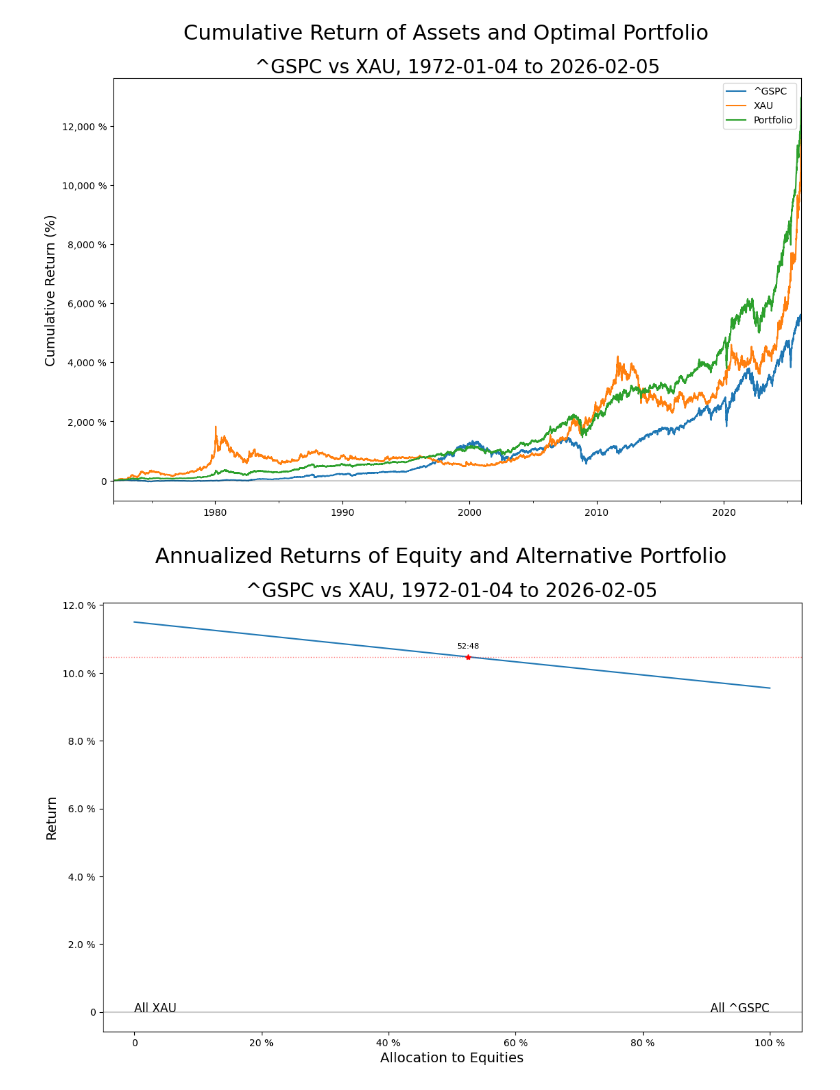
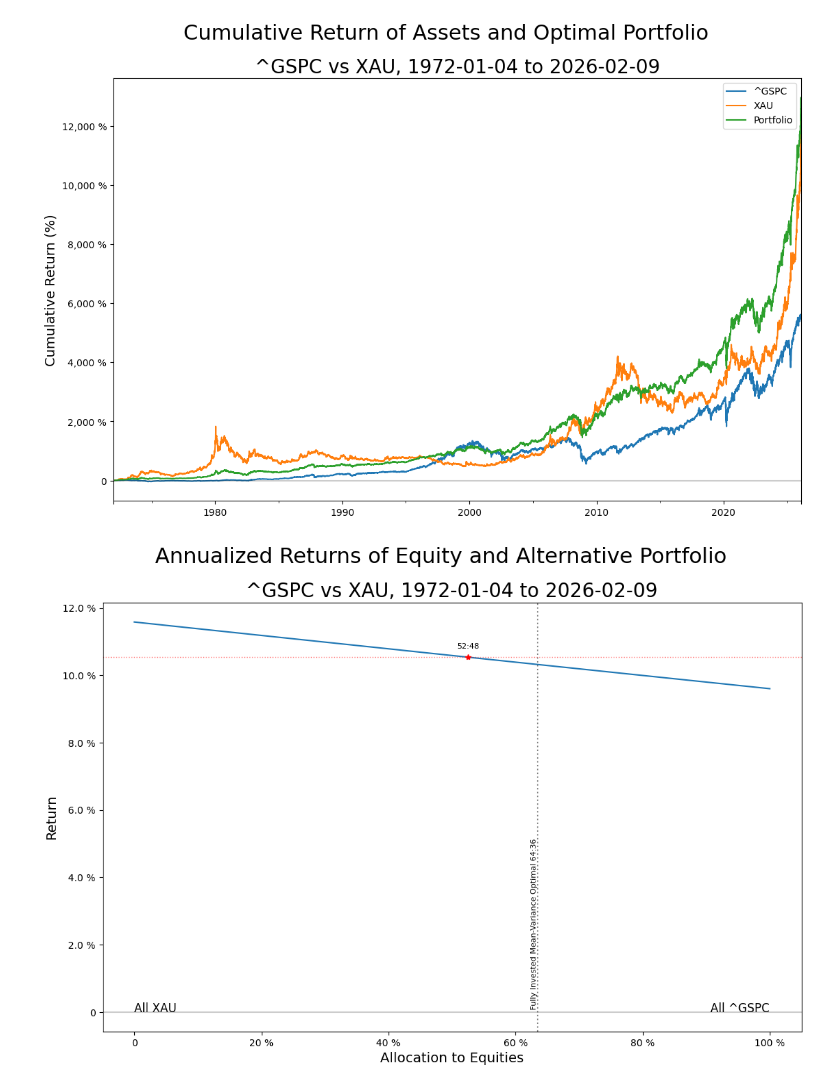
Before and after one commit to Farmhouse121/Financial-Data-Science-in-Python, a Jupyter notebook: Miscellaneous/Long_Term_Analysis_of_Equities_and_Gold.ipynb, the cells around one changed output. Saved outputs shown, nothing was run; the diff lists cells and outputs as text; code cells hidden in the pictures.

```diff
--- a/Miscellaneous/Long_Term_Analysis_of_Equities_and_Gold.ipynb
+++ b/Miscellaneous/Long_Term_Analysis_of_Equities_and_Gold.ipynb
@@ -10,11 +5,13 @@ from my_library import *
 # %%
-gold=pd.read_json(url:="https://prices.lbma.org.uk/json/gold_pm.json")[["d","v"]].set_index("d")
-nprint("Read gold prices from %s." % url)
-gold.index=pd.DatetimeIndex(gold.index).to_period('B')
-gold.index.name='Date'
-gold[('Close',alternative:='XAU')]=gold['v'].apply(lambda x:x[0])
-gold.drop('v',axis=1,inplace=True)
-gold.columns=pd.MultiIndex.from_tuples(gold.columns)
+if 'gold' not in locals():
+    gold=pd.read_json(url:="https://prices.lbma.org.uk/json/gold_pm.json")[["d","v"]].set_index("d")
+    nprint("Read gold prices from %s." % url)
+    gold.index=pd.DatetimeIndex(gold.index).to_period('B')
+    gold.index.name='Date'
+    gold[('Close',alternative:='XAU')]=gold['v'].apply(lambda x:x[0])
+    gold.drop('v',axis=1,inplace=True)
+    gold.columns=pd.MultiIndex.from_tuples(gold.columns)
+
 display(gold)
 
 figure,plot=pl.subplots(figsize=(8*GoldenRatio,8))
@@ -45,14 +41,16 @@ figure.savefig(title.replace("/","-")+".png",dpi=300,bbox_inches='tight')
 [figure]
 # %%
-bills=get_fred(n:='DTB3')[0]
-nprint("Read Three Month Bills Rate from FRED.")
-bills.index.name='Date'
-bills.columns=pd.MultiIndex.from_tuples([('Discount Rate',n)])
-bills['Days']=list(map(lambda x:(x-bills.index[0]).n,bills.index))
-bills['Return']=bills[('Discount Rate',n)].shift()/360e0*bills['Days'].diff()
-bills[('Close',n)]=(par:=1e3)*(one+bills['Return']/hundred).cumprod()
-bills.loc[bills.index[0],('Close',n)]=par
-bills.index=bills.index.to_timestamp().to_period('B')
+if 'bills' not in locals():
+    bills=get_fred(n:='DTB3')[0]
+    nprint("Read Three Month Bills Rate from FRED.")
+    bills.index.name='Date'
+    bills.columns=pd.MultiIndex.from_tuples([('Discount Rate',n)])
+    bills['Days']=list(map(lambda x:(x-bills.index[0]).n,bills.index))
+    bills['Return']=bills[('Discount Rate',n)].shift()/360e0*bills['Days'].diff()
+    bills[('Close',n)]=(par:=1e3)*(one+bills['Return']/hundred).cumprod()
+    bills.loc[bills.index[0],('Close',n)]=par
+    bills.index=bills.index.to_timestamp().to_period('B')
+
 display(bills)
 
 figure,plot=pl.subplots(figsize=(8*GoldenRatio,8))
@@ -84,6 +80,6 @@ You need to enter a FRED API key (your keys are stored here: https://fredaccount
 [figure]
 # %%
-data=download(market:='^GSPC',"1972-01-01",today("%Y-%m-%d"),auto_adjust=True)
+data=download(market:=input('Ticker: '),"1972-01-01",today("%Y-%m-%d"),auto_adjust=True)
 nprint("Read %s data from Yahoo Finance." % market)
 tickers=[market,alternative:='XAU']
 data.index=pd.DatetimeIndex(data.index).to_period('B')
@@ -230,18 +227,20 @@ figure.savefig(title+".png",dpi=300,bbox_inches='tight')
 # %%
 figure,plot=pl.subplots(figsize=(8*GoldenRatio,8))
 plot.plot((x:=report.index.to_numpy())*hundred,y:=report.loc[x,'Annualized'].to_numpy())
 figure.suptitle(title:='Annualized Returns of Equity and Alternative Portfolio',fontsize=22)
 plot.set_title(subtitle,fontsize=20)
 plot.set_xlabel('Allocation to Equities',fontsize=14)
 plot.set_ylabel('Return',fontsize=14)
 plot.xaxis.set_major_formatter(PercentLabels(0))
 plot.yaxis.set_major_formatter(PercentLabels(1))
 plot.text(zero,zero,"All "+alternative,fontsize=12,horizontalalignment='left')
 plot.text(hundred,zero,"All "+market,fontsize=12,horizontalalignment='right')
 plot.axhline(color='black',alpha=0.2)
 plot.plot(x[omega]*hundred,y[omega],'r*')
 plot.text(x[omega]*hundred,y[omega]*1.02,'%.0f:%.0f' % (x[omega]*hundred,hundred-x[omega]*hundred),fontsize=8,ha='center',va='bottom')
+plot.axvline(w1*hundred,color='black',linestyle=':',alpha=0.5)
+plot.text(w1*hundred,zero,' Fully Invested Mean-Variance Optimal %.0f:%0.f' % (w1*hundred,w2*hundred),rotation=90,ha='right',va='bottom',fontsize=8)
 plot.axhline(y[omega],color='red',linestyle=':',linewidth=1,alpha=0.5)
 figure.savefig(title+".png",dpi=300,bbox_inches='tight')
 # %% [output]
-[figure, old version]
+[figure, new version]
```
Also changed, not shown: parts of 7 cells of this notebook.
